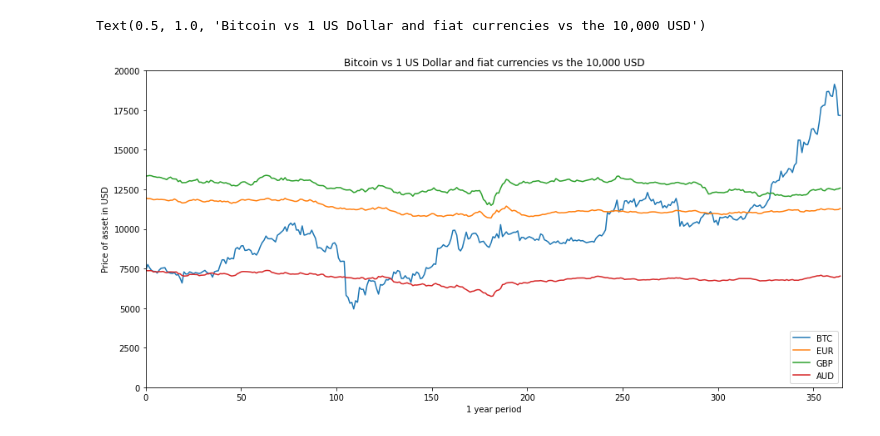
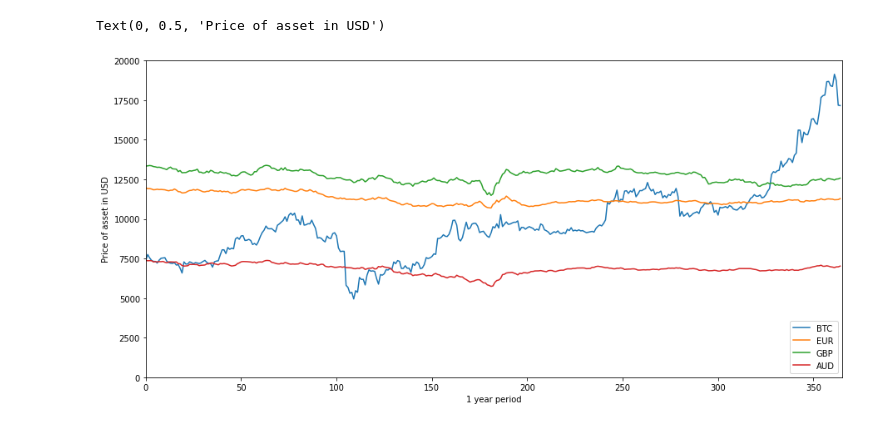
Before and after one commit to SamirFarhat17/Dissertation, a Jupyter notebook: graphing-figures.ipynb, the cells around one changed output. Drawn from its saved outputs; the diff is of its cells as text; code cells hidden in the pictures.

```diff
--- a/graphing-figures.ipynb
+++ b/graphing-figures.ipynb
@@ -29,17 +27,16 @@ aud_values = aud['Open'].values *10000
 # %%
 fig, bitcoin_stuff = plt.subplots(figsize =(15,7))
 bitcoin_stuff.plot(dates,btc_values)
 bitcoin_stuff.plot(dates,euro_values)
 bitcoin_stuff.plot(dates,gbp_values)
 bitcoin_stuff.plot(dates,aud_values)
 
 bitcoin_stuff.set_ylim([0,20000])
 bitcoin_stuff.set_xlim([0,365])
 
 plt.legend(['BTC', 'EUR', 'GBP', 'AUD'], loc='lower right')
 plt.xlabel('1 year period')
 plt.ylabel('Price of asset in USD')
-plt.title('Bitcoin vs 1 US Dollar and fiat currencies vs the 10,000 USD')
 # %% [output]
-Text(0.5, 1.0, 'Bitcoin vs 1 US Dollar and fiat currencies vs the 10,000 USD')
+Text(0, 0.5, 'Price of asset in USD')
-[figure, old version]
+[figure, new version]
```
Also changed, not shown: parts of 5 cells of this notebook, 6 other files.
